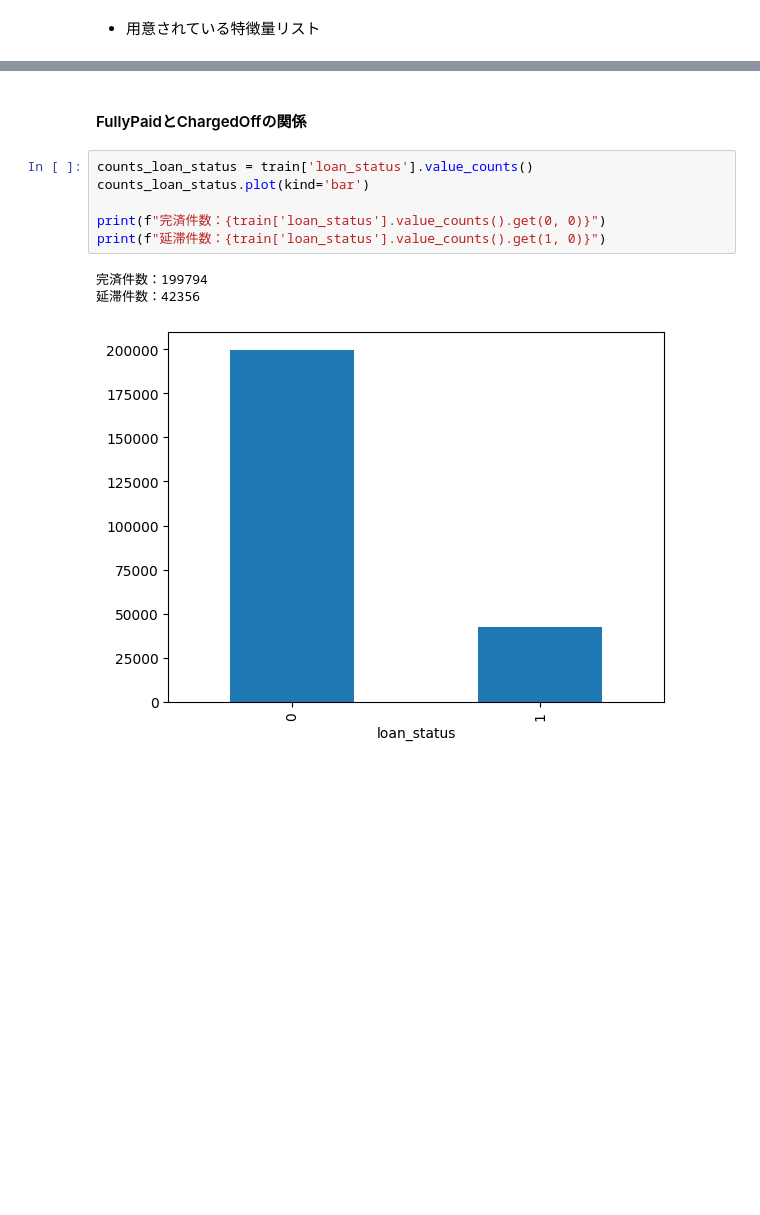
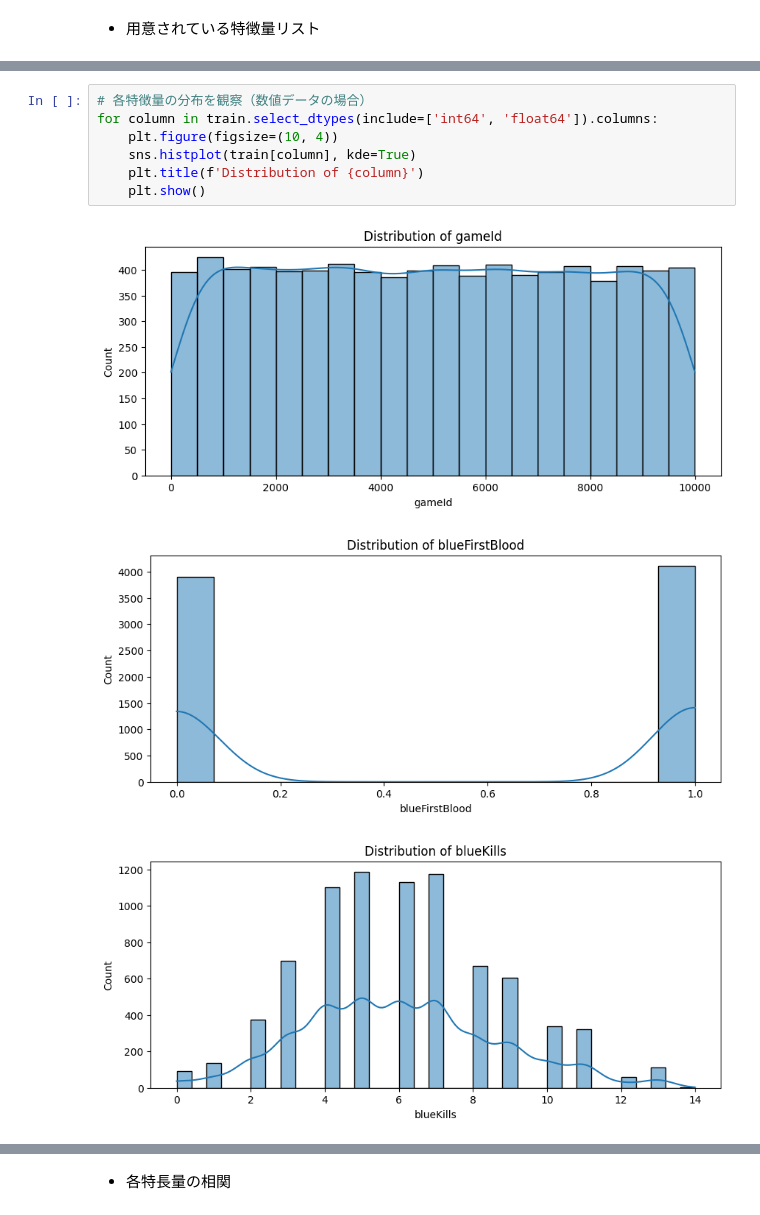
Before and after one commit to tImagawa09/SIGNATE, a Jupyter notebook: 02_【第42回_Beginner限定コンペ】PCゲームの勝敗予測/notebooks/00_EDA.ipynb, the cells around one changed output, grey strips where cells are left out. Drawn from its saved outputs; the diff is of its cells as text; blank space fills up the shorter version.

```diff
--- a/02_【第42回_Beginner限定コンペ】PCゲームの勝敗予測/notebooks/00_EDA.ipynb
+++ b/02_【第42回_Beginner限定コンペ】PCゲームの勝敗予測/notebooks/00_EDA.ipynb
@@ -129,0 +78,11 @@ train
+# %%
+# 各特徴量の分布を観察（数値データの場合）
+for column in train.select_dtypes(include=['int64', 'float64']).columns:
+    plt.figure(figsize=(10, 4))
+    sns.histplot(train[column], kde=True)
+    plt.title(f'Distribution of {column}')
+    plt.show()
+# %% [output]
+[figure, added]
+[figure, added]
+[figure, added]
@@ -130,12 +96,2 @@ train
 # %% [markdown]
-#### FullyPaidとChargedOffの関係
+- 各特長量の相関
-# %%
-counts_loan_status = train['loan_status'].value_counts()
-counts_loan_status.plot(kind='bar')
-
-print(f"完済件数：{train['loan_status'].value_counts().get(0, 0)}")
-print(f"延滞件数：{train['loan_status'].value_counts().get(1, 0)}")
-# %% [output]
-完済件数：199794
-延滞件数：42356
-[figure, removed]
```
Also changed, not shown: parts of 25 cells of this notebook, 14 other files.
